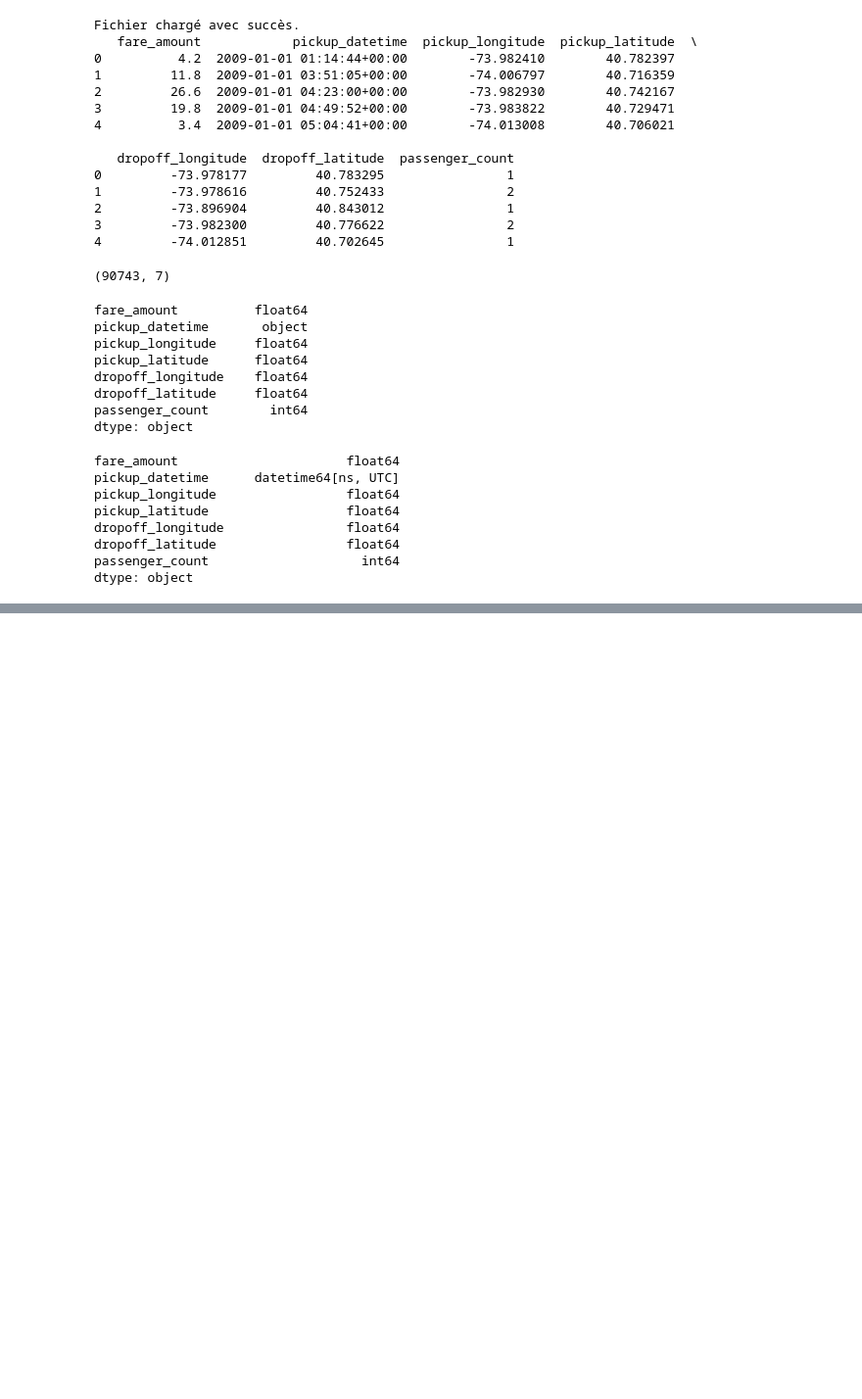
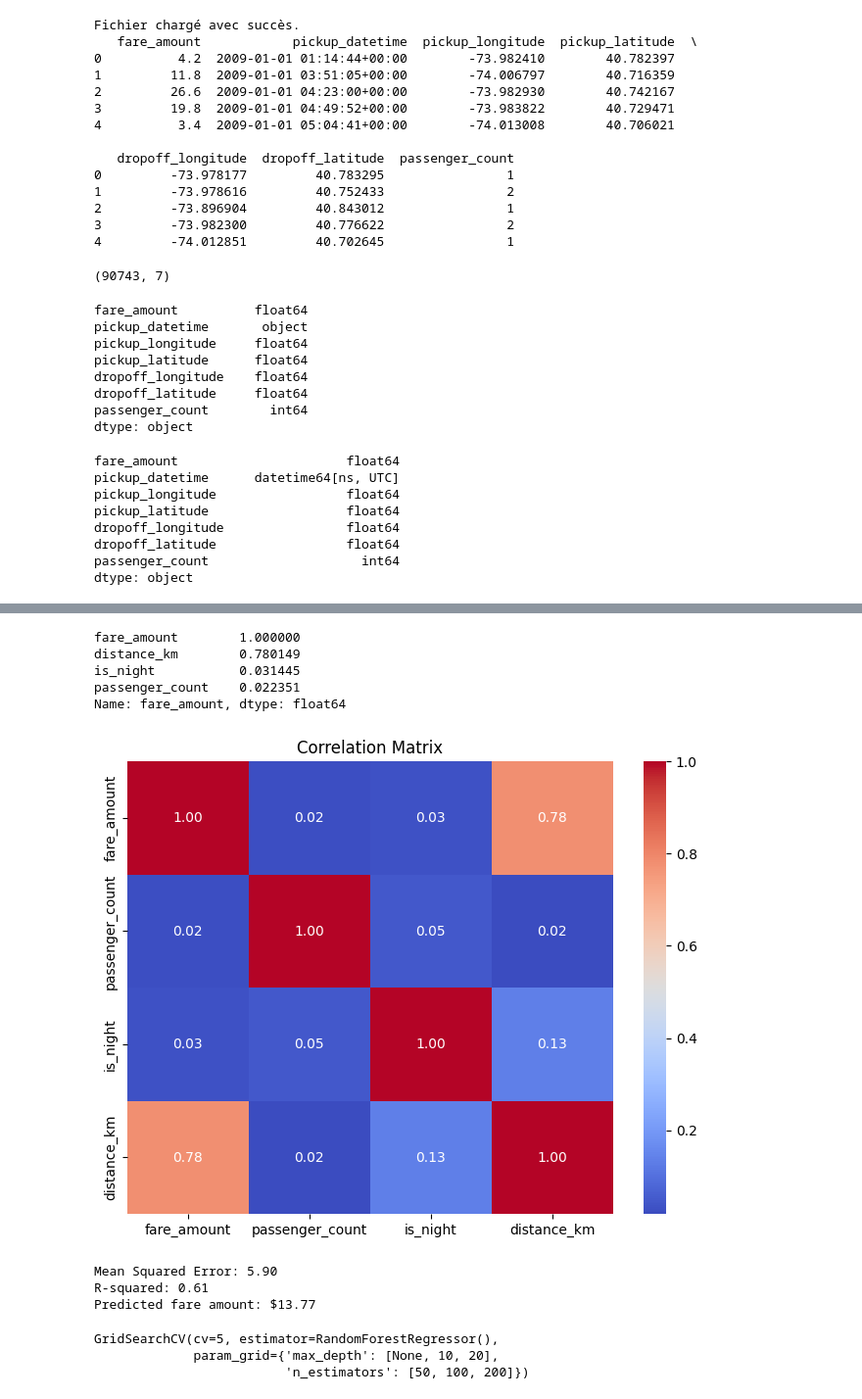
Before and after one commit to yjalil/prelectureMLops, a Jupyter notebook: project/notebooks/first_notebook.ipynb, the cells around one changed output, grey strips where cells are left out. Shown: that part at 98% size. Cells and saved outputs as stored; diff of their text form; code cells hidden in the pictures; blank space fills up the shorter version.

```diff
--- a/project/notebooks/first_notebook.ipynb
+++ b/project/notebooks/first_notebook.ipynb
@@ -109,0 +311,20 @@ dtype: object
+# %%
+# Calculate correlation matrix
+#Calculate the correlation between numerical features and the target variable.
+correlation_matrix = df_cleaned.corr()
+
+# Display correlation with fare_amount
+print(correlation_matrix['fare_amount'].sort_values(ascending=False))
+
+# Heatmap for visualization
+plt.figure(figsize=(8, 6))
+sns.heatmap(correlation_matrix, annot=True, fmt='.2f', cmap='coolwarm')
+plt.title('Correlation Matrix')
+plt.show()
+# %% [output]
+fare_amount        1.000000
+distance_km        0.780149
+is_night           0.031445
+passenger_count    0.022351
+Name: fare_amount, dtype: float64
+[figure, added]
@@ -109,0 +339,45 @@ dtype: object
+# %%
+
+
+from sklearn.linear_model import LinearRegression
+
+model = LinearRegression()
+model.fit(X_train, y_train)
+
+
+from sklearn.metrics import mean_squared_error, r2_score
+
+y_pred = model.predict(X_test)
+mse = mean_squared_error(y_test, y_pred)
+r2 = r2_score(y_test, y_pred)
+
+print(f"Mean Squared Error: {mse:.2f}")
+print(f"R-squared: {r2:.2f}")
+
+
+# Example input data
+new_data = [[5.2, 2, 1]]  # distance_km, passenger_count, is_night
+
+prediction = model.predict([new_data[0]])
+print(f"Predicted fare amount: ${prediction[0]:.2f}")
+# %% [output]
+Mean Squared Error: 5.90
+R-squared: 0.61
+Predicted fare amount: $13.77
+# %%
+from sklearn.ensemble import RandomForestRegressor
+
+rf_model = RandomForestRegressor(n_estimators=100, random_state=42)
+rf_model.fit(X_train, y_train)
+from sklearn.model_selection import GridSearchCV
+
+param_grid = {
+    'n_estimators': [50, 100, 200],
+    'max_depth': [None, 10, 20],
+}
+grid_search = GridSearchCV(RandomForestRegressor(), param_grid, cv=5)
+grid_search.fit(X_train, y_train)
+# %% [output]
+GridSearchCV(cv=5, estimator=RandomForestRegressor(),
+             param_grid={'max_depth': [None, 10, 20],
+                         'n_estimators': [50, 100, 200]})
```
Also changed, not shown: parts of 20 cells of this notebook, 1 other file.
